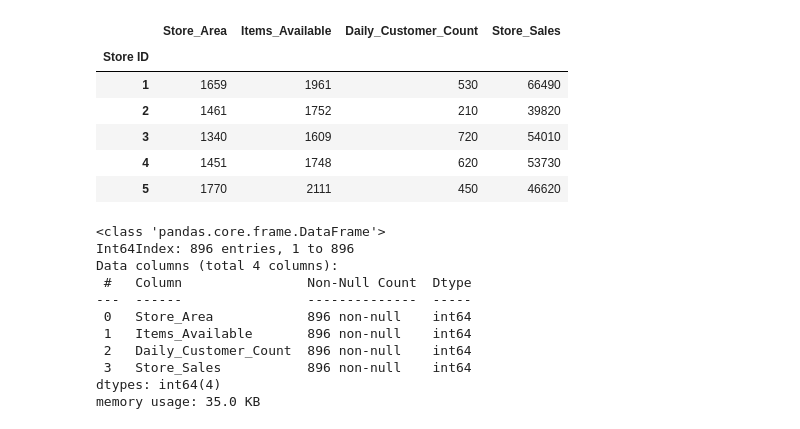
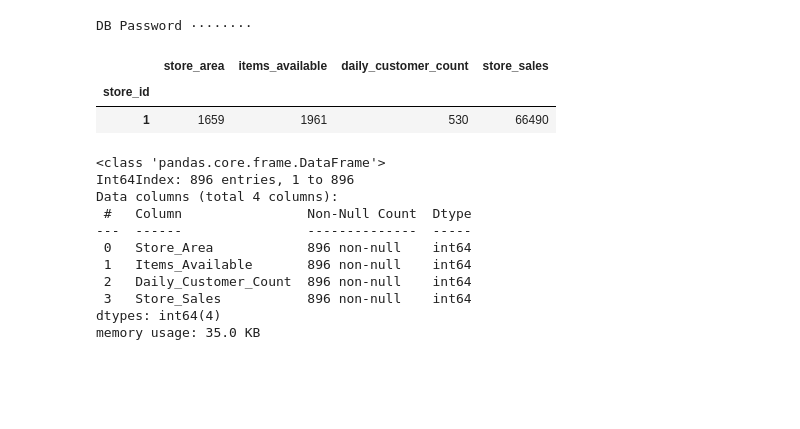
Before and after one commit to SavFidani/Grocery_Store, a Jupyter notebook: SupervisedML_Using_different_regressor_models.ipynb, the cells around one changed output. Cells and saved outputs as stored; diff of their text form; code cells hidden in the pictures; blank space fills up the shorter version.

```diff
--- a/SupervisedML_Using_different_regressor_models.ipynb
+++ b/SupervisedML_Using_different_regressor_models.ipynb
@@ -5,15 +7,25 @@ import numpy as np
+# %%
+# Request user for password to access database
+db_password = getpass.getpass(prompt='DB Password ')
+
+# Create SQL engine with connection parameters to connect to AWS RDS Postgres instance
+engine = psycopg2.connect(
+    database="Stores",
+    user="postgres",
+    password=db_password,
+    host="stores-db.ck6vux0ulqkn.us-east-2.rds.amazonaws.com",
+    port='5432'
+)
+# %% [output]
+DB Password ········
 # %%
-# Load the stores.csv in a pandas dataframe
-stores_df=pd.read_csv('Stores.csv',index_col=0)
-stores_df.head()
+# Show sample of the imported data
+stores_df = pd.read_sql('SELECT * FROM store_table', engine,index_col=['store_id'])
+stores_df.head(1)
 # %% [output]
-|  | Store_Area | Items_Available | Daily_Customer_Count | Store_Sales |
-| Store ID |  |  |  |  |
+|  | store_area | items_available | daily_customer_count | store_sales |
+| store_id |  |  |  |  |
 | 1 | 1659 | 1961 | 530 | 66490 |
-| 2 | 1461 | 1752 | 210 | 39820 |
-| 3 | 1340 | 1609 | 720 | 54010 |
-| 4 | 1451 | 1748 | 620 | 53730 |
-| 5 | 1770 | 2111 | 450 | 46620 |
 # %%
 # Check the data for any null values
 stores_df.info()
```
Also changed, not shown: parts of 2 cells of this notebook, 2 other files.
